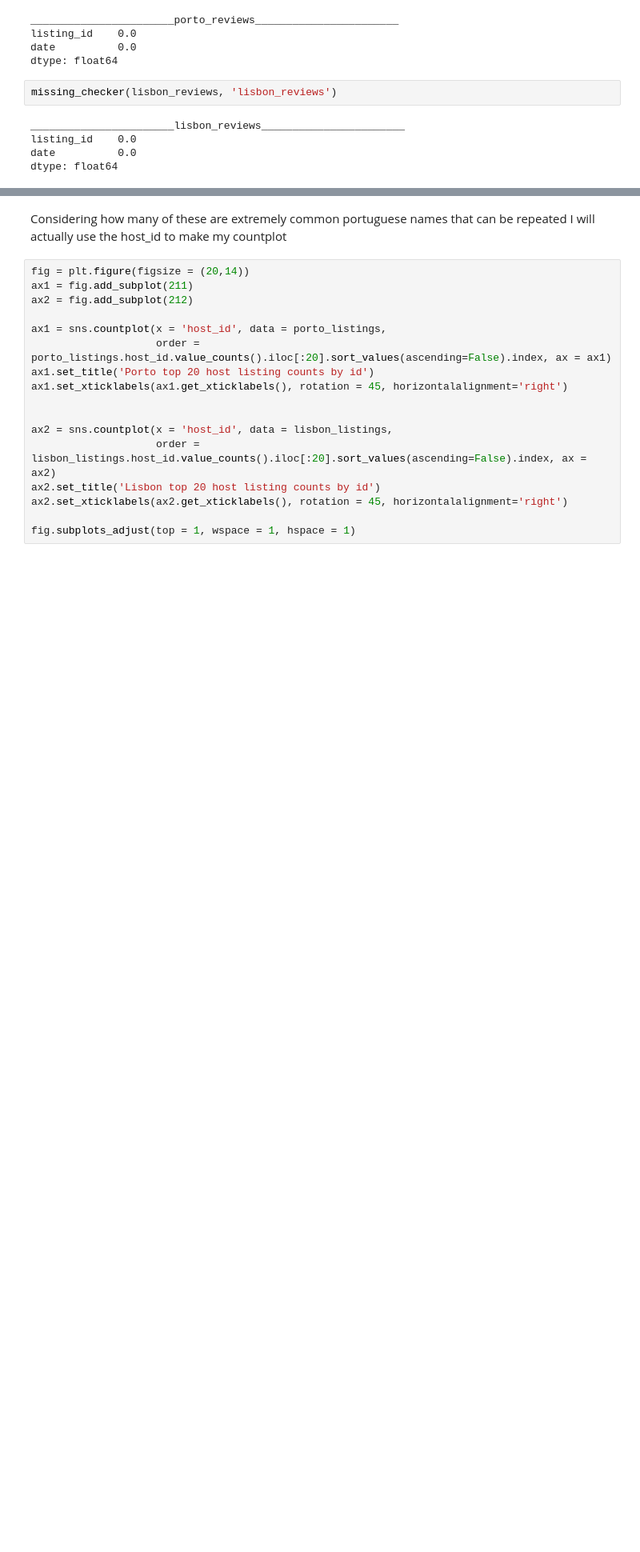
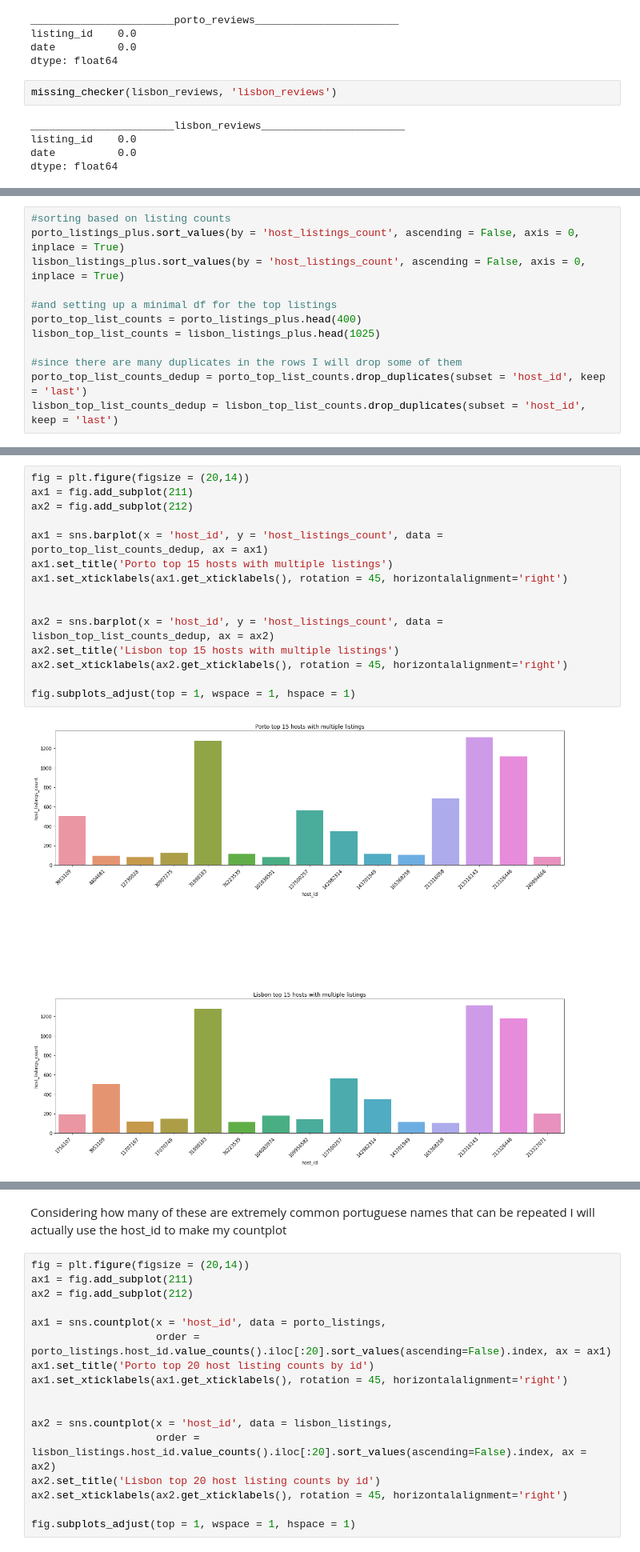
Before and after one commit to sousablde/Airbnb-A-tale-of-2-cities, a Jupyter notebook: Airbnb - a tale of 2 cities.ipynb, the cells around one changed output, grey strips where cells are left out. Shown at 80% size. Saved outputs shown, nothing was run; the diff lists cells and outputs as text; blank space fills up the shorter version.

```diff
--- a/Airbnb - a tale of 2 cities.ipynb
+++ b/Airbnb - a tale of 2 cities.ipynb
@@ -372,0 +617,12 @@ dtype: float64
+# %%
+#sorting based on listing counts
+porto_listings_plus.sort_values(by = 'host_listings_count', ascending = False, axis = 0, inplace = True)
+lisbon_listings_plus.sort_values(by = 'host_listings_count', ascending = False, axis = 0, inplace = True)
+
+#and setting up a minimal df for the top listings
+porto_top_list_counts = porto_listings_plus.head(400)
+lisbon_top_list_counts = lisbon_listings_plus.head(1025)
+
+#since there are many duplicates in the rows I will drop some of them
+porto_top_list_counts_dedup = porto_top_list_counts.drop_duplicates(subset = 'host_id', keep = 'last')
+lisbon_top_list_counts_dedup = lisbon_top_list_counts.drop_duplicates(subset = 'host_id', keep = 'last')
@@ -372,0 +637,17 @@ dtype: float64
+# %%
+fig = plt.figure(figsize = (20,14))
+ax1 = fig.add_subplot(211)
+ax2 = fig.add_subplot(212)
+
+ax1 = sns.barplot(x = 'host_id', y = 'host_listings_count', data = porto_top_list_counts_dedup, ax = ax1)
+ax1.set_title('Porto top 15 hosts with multiple listings')
+ax1.set_xticklabels(ax1.get_xticklabels(), rotation = 45, horizontalalignment='right')
+
+
+ax2 = sns.barplot(x = 'host_id', y = 'host_listings_count', data = lisbon_top_list_counts_dedup, ax = ax2)
+ax2.set_title('Lisbon top 15 hosts with multiple listings')
+ax2.set_xticklabels(ax2.get_xticklabels(), rotation = 45, horizontalalignment='right')
+
+fig.subplots_adjust(top = 1, wspace = 1, hspace = 1)
+# %% [output]
+[figure, added]
```
Also changed, not shown: parts of 49 cells of this notebook.
